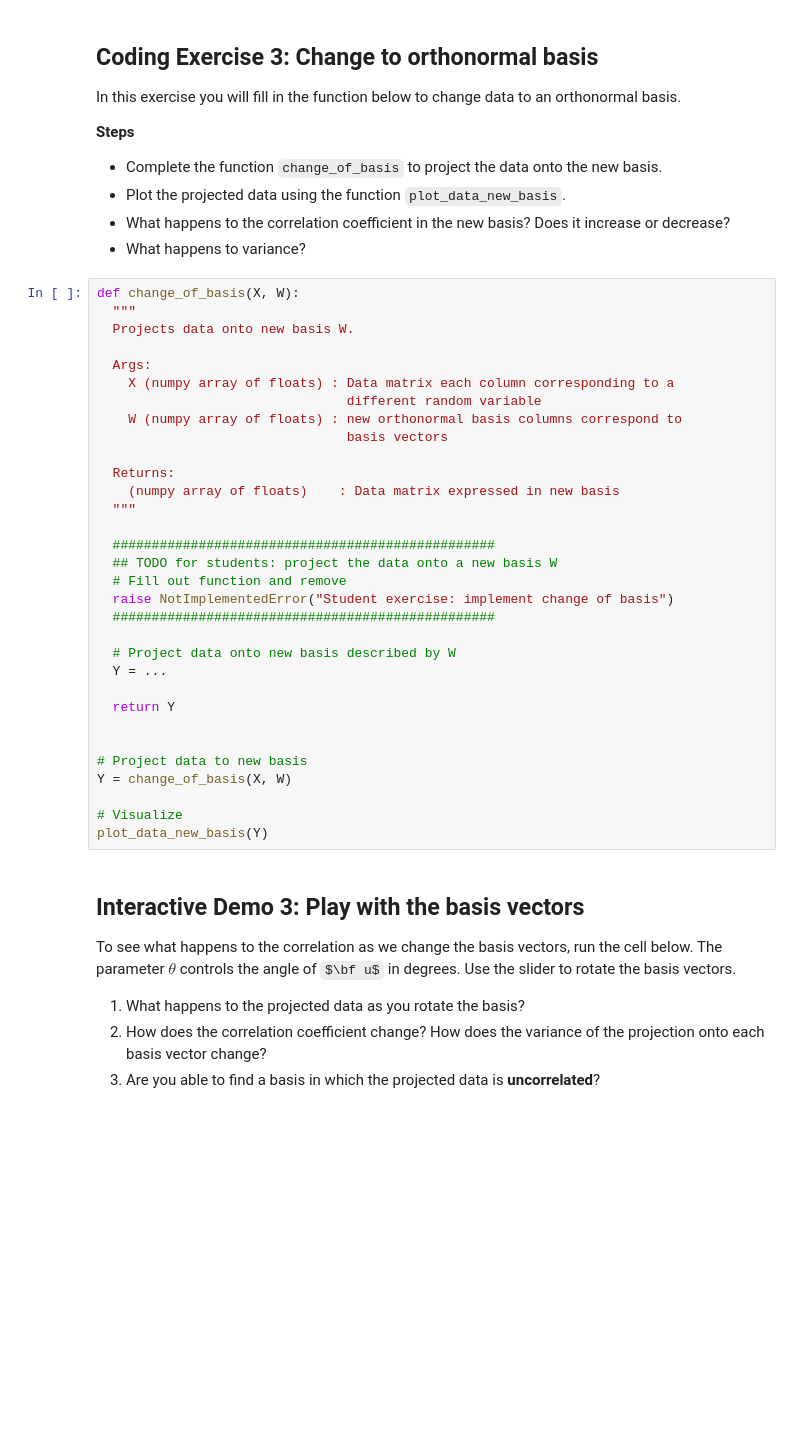
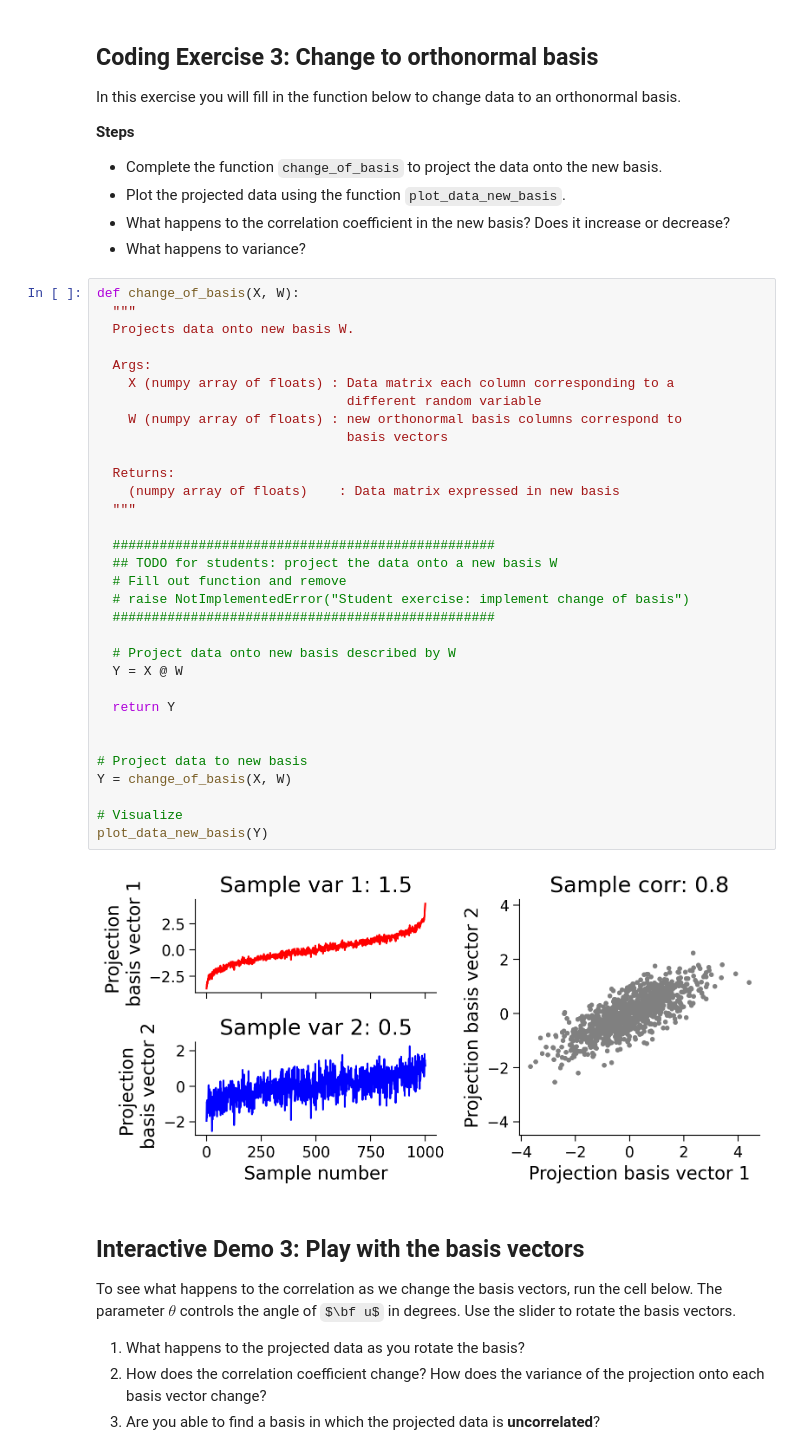
Before and after one commit to EugOT/compneuro, a Jupyter notebook: notebooks/2023-11-19-Geometric-view-of-data.ipynb, the cells around one changed output. Drawn from its saved outputs; the diff is of its cells as text; some formulas as TeX source; blank space fills up the shorter version.

```diff
--- a/notebooks/2023-11-19-Geometric-view-of-data.ipynb
+++ b/notebooks/2023-11-19-Geometric-view-of-data.ipynb
@@ -377,35 +398,37 @@ In this exercise you will fill in the function below to change data to an orthon
 # %%
 def change_of_basis(X, W):
   """
   Projects data onto new basis W.
 
   Args:
     X (numpy array of floats) : Data matrix each column corresponding to a
                                 different random variable
     W (numpy array of floats) : new orthonormal basis columns correspond to
                                 basis vectors
 
   Returns:
     (numpy array of floats)    : Data matrix expressed in new basis
   """
 
   #################################################
   ## TODO for students: project the data onto a new basis W
   # Fill out function and remove
-  raise NotImplementedError("Student exercise: implement change of basis")
+  # raise NotImplementedError("Student exercise: implement change of basis")
   #################################################
 
   # Project data onto new basis described by W
-  Y = ...
+  Y = X @ W
 
   return Y
 
 
 # Project data to new basis
 Y = change_of_basis(X, W)
 
 # Visualize
 plot_data_new_basis(Y)
+# %% [output]
+[figure, added]
 # %% [markdown]
 ## Interactive Demo 3: Play with the basis vectors
 To see what happens to the correlation as we change the basis vectors, run the cell below. The parameter $\theta$ controls the angle of $\bf u$ in degrees. Use the slider to rotate the basis vectors.
```
Also changed, not shown: parts of 6 cells of this notebook, 14 other files.
